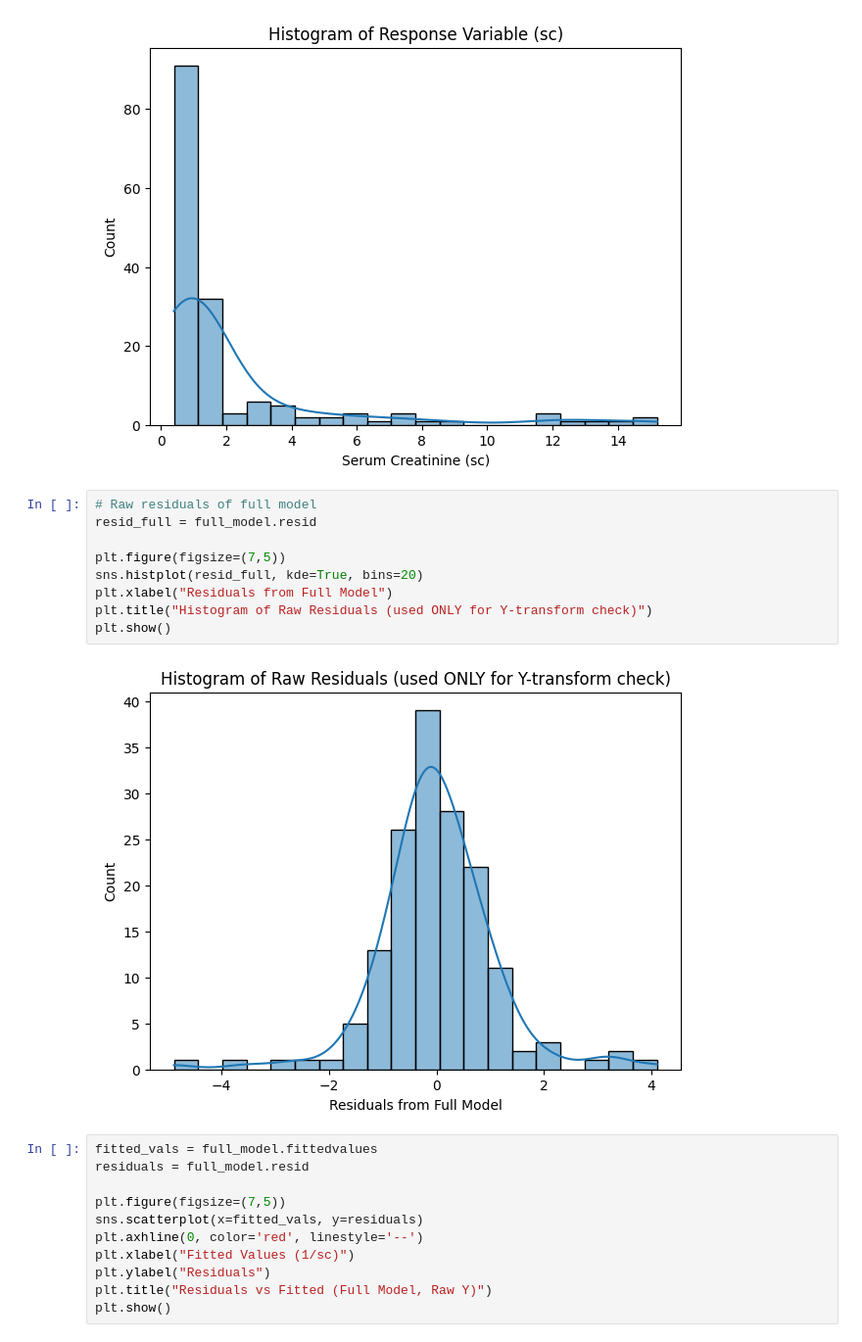
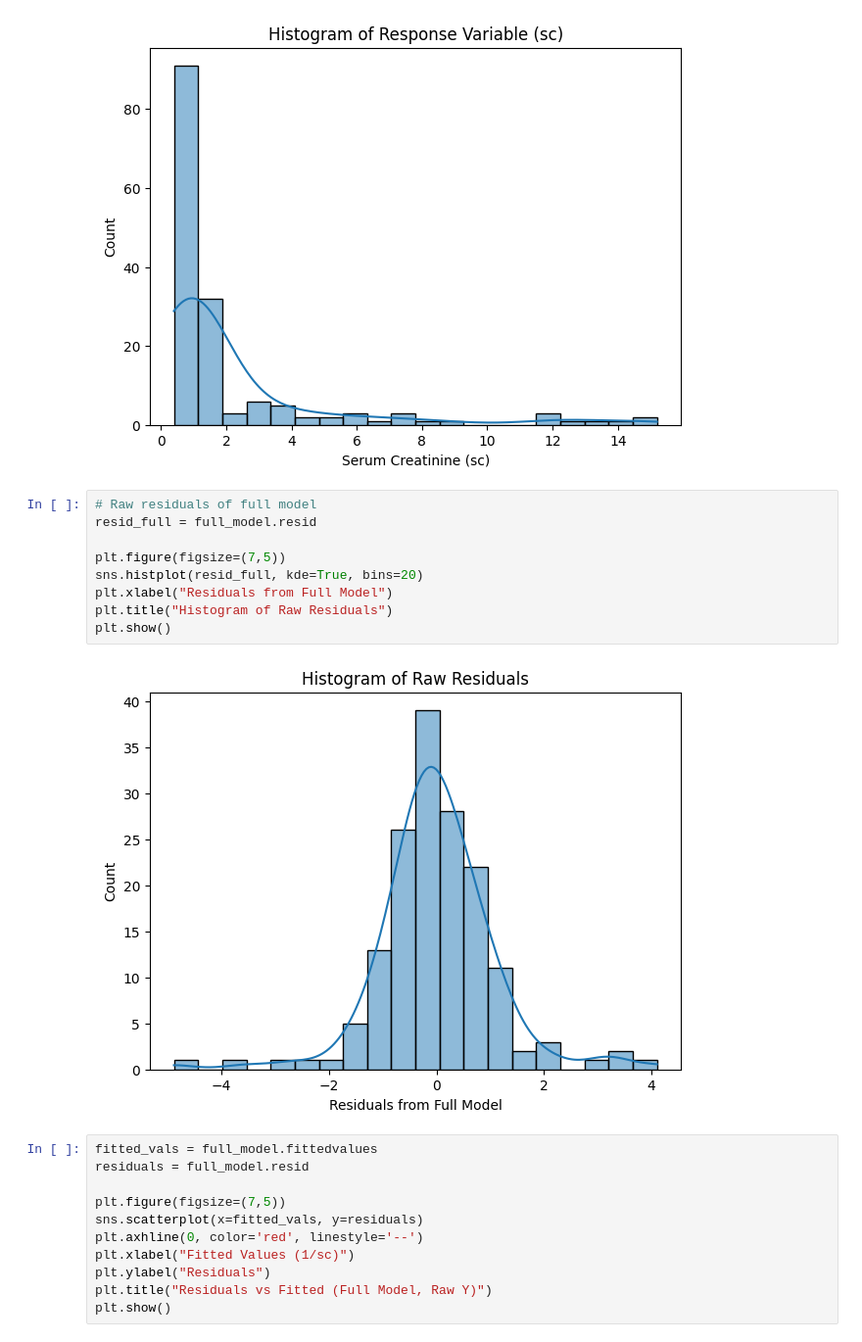
Before and after one commit to namrata0516/kidney_failure_analysis, a Jupyter notebook: transformedmodel.ipynb, the cells around one changed output. Shown at 98% size. Cells and saved outputs as stored; diff of their text form.

Commit message:
updated no transformation model code

```diff
--- a/transformedmodel.ipynb
+++ b/transformedmodel.ipynb
@@ -56,14 +56,14 @@ plt.show()
 # %%
 # Raw residuals of full model
 resid_full = full_model.resid
 
 plt.figure(figsize=(7,5))
 sns.histplot(resid_full, kde=True, bins=20)
 plt.xlabel("Residuals from Full Model")
-plt.title("Histogram of Raw Residuals (used ONLY for Y-transform check)")
+plt.title("Histogram of Raw Residuals")
 plt.show()
 # %% [output]
-[figure, old version]
+[figure, new version]
 # %%
 fitted_vals = full_model.fittedvalues
 residuals = full_model.resid
```
Also changed, not shown: parts of 9 cells of this notebook, 3 other files.
